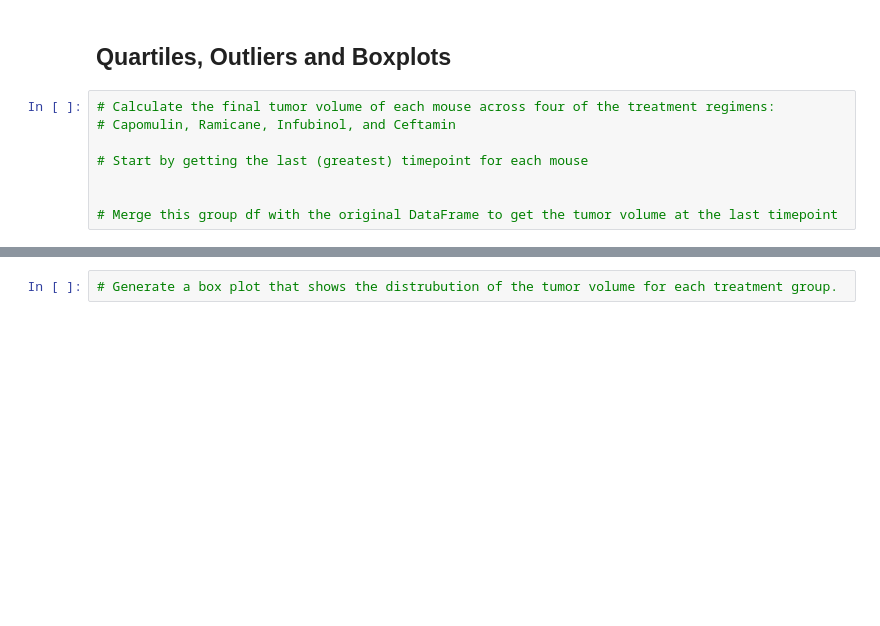
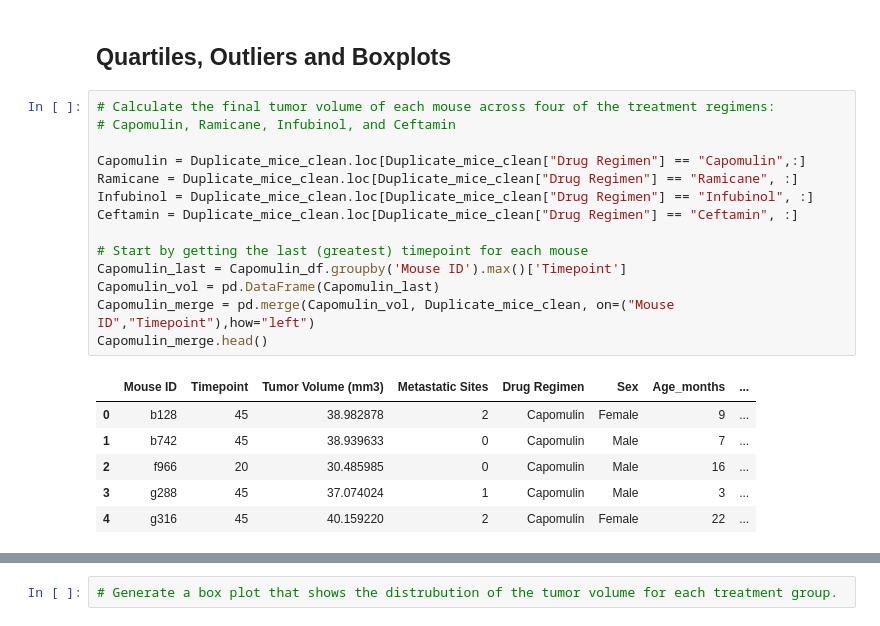
Before and after one commit to Faith-Hall/05-matplotlib-challenge, a Jupyter notebook: Pymaceuticals/pymaceuticals.ipynb, the cells around one changed output, grey strips where cells are left out. Saved outputs shown, nothing was run; the diff lists cells and outputs as text; blank space fills up the shorter version.

```diff
--- a/Pymaceuticals/pymaceuticals.ipynb
+++ b/Pymaceuticals/pymaceuticals.ipynb
@@ -147,8 +183,21 @@ summary_agg
 # %%
 # Calculate the final tumor volume of each mouse across four of the treatment regimens:
 # Capomulin, Ramicane, Infubinol, and Ceftamin
 
+Capomulin = Duplicate_mice_clean.loc[Duplicate_mice_clean["Drug Regimen"] == "Capomulin",:]
+Ramicane = Duplicate_mice_clean.loc[Duplicate_mice_clean["Drug Regimen"] == "Ramicane", :]
+Infubinol = Duplicate_mice_clean.loc[Duplicate_mice_clean["Drug Regimen"] == "Infubinol", :]
+Ceftamin = Duplicate_mice_clean.loc[Duplicate_mice_clean["Drug Regimen"] == "Ceftamin", :]
+
 # Start by getting the last (greatest) timepoint for each mouse
-
-
-# Merge this group df with the original DataFrame to get the tumor volume at the last timepoint
+Capomulin_last = Capomulin_df.groupby('Mouse ID').max()['Timepoint']
+Capomulin_vol = pd.DataFrame(Capomulin_last)
+Capomulin_merge = pd.merge(Capomulin_vol, Duplicate_mice_clean, on=("Mouse ID","Timepoint"),how="left")
+Capomulin_merge.head()
+# %% [output]
+|  | Mouse ID | Timepoint | Tumor Volume (mm3) | Metastatic Sites | Drug Regimen | Sex | Age_months | ... |
+| 0 | b128 | 45 | 38.982878 | 2 | Capomulin | Female | 9 | ... |
+| 1 | b742 | 45 | 38.939633 | 0 | Capomulin | Male | 7 | ... |
+| 2 | f966 | 20 | 30.485985 | 0 | Capomulin | Male | 16 | ... |
+| 3 | g288 | 45 | 37.074024 | 1 | Capomulin | Male | 3 | ... |
+| 4 | g316 | 45 | 40.159220 | 2 | Capomulin | Female | 22 | ... |
```
Also changed, not shown: parts of 6 cells of this notebook, 1 other file.
